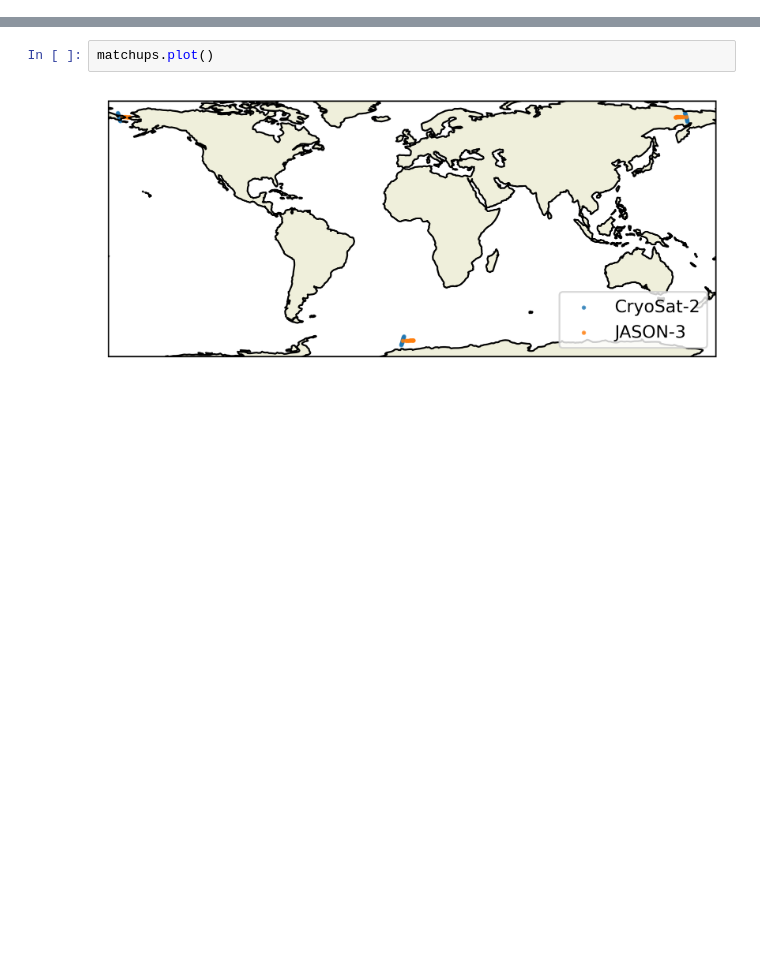
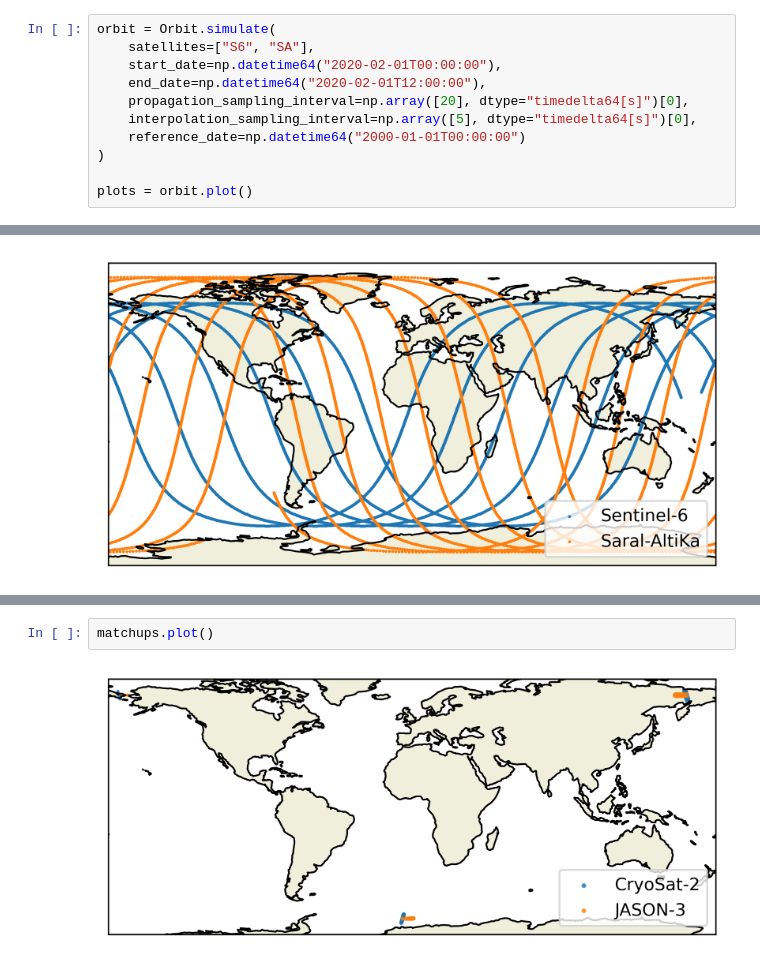
Before and after one commit to meteor-toolkit/orbitx, a Jupyter notebook: examples/example_notebook.ipynb, the cells around one changed output, grey strips where cells are left out. Cells and saved outputs as stored; diff of their text form; blank space fills up the shorter version.

Commit message:
replaced all uses of datetime by numpy datetime64 and similate for timedeltas

```diff
--- a/examples/example_notebook.ipynb
+++ b/examples/example_notebook.ipynb
@@ -19,0 +4,12 @@ plots = orbit.plot()
+# %%
+orbit = Orbit.simulate(
+    satellites=["S6", "SA"],
+    start_date=np.datetime64("2020-02-01T00:00:00"),
+    end_date=np.datetime64("2020-02-01T12:00:00"),
+    propagation_sampling_interval=np.array([20], dtype="timedelta64[s]")[0],
+    interpolation_sampling_interval=np.array([5], dtype="timedelta64[s]")[0],
+    reference_date=np.datetime64("2000-01-01T00:00:00")
+)
+
+plots = orbit.plot()
+# %% [output]
@@ -20,3 +19,4 @@ plots = orbit.plot()
+[figure, added]
 # %%
 print(orbit)
 # %% [output]
```
Also changed, not shown: parts of 17 cells of this notebook, 21 other files.
